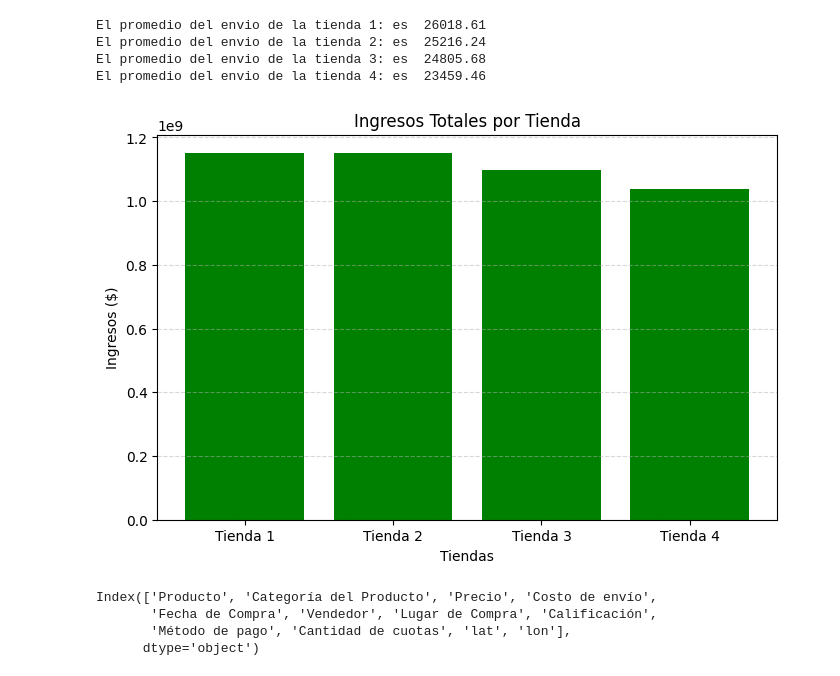
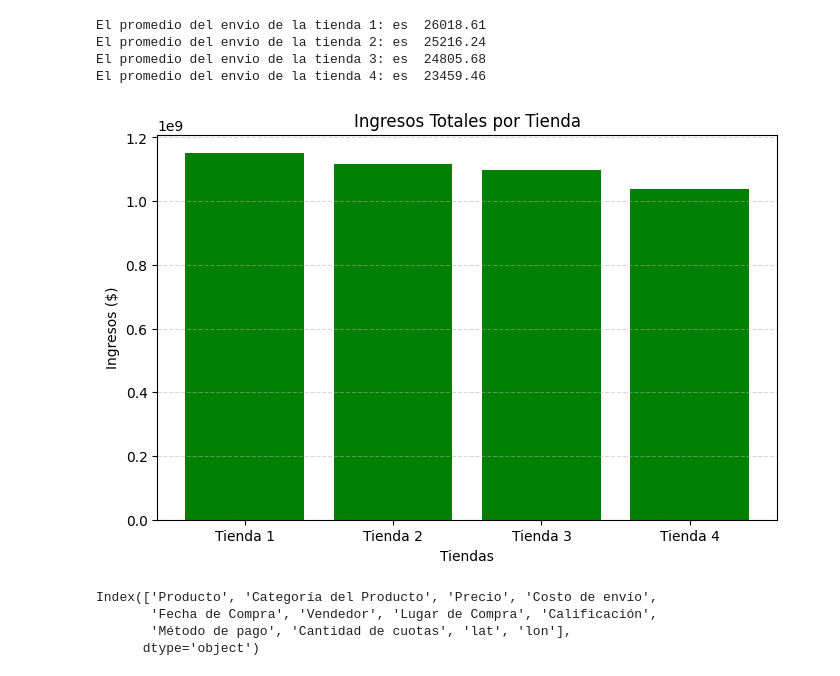
Before and after one commit to SaraviaMartin/challenge1-data-science-alura-store, a Jupyter notebook: AluraStoreLatam.ipynb, the cells around one changed output. Cells and saved outputs as stored; diff of their text form; code cells hidden in the pictures.

```diff
--- a/AluraStoreLatam.ipynb
+++ b/AluraStoreLatam.ipynb
@@ -197,20 +197,20 @@ El promedio del envio de la tienda 4: es  23459.46
 # %%
 import matplotlib.pyplot as plt
 
 # Datos de ingresos por tienda (ejemplo, reemplazá si los tenés en variables)
-ingresos = [ingreso_total_tienda, ingreso_total_tienda, ingreso_total_tienda3, ingreso_total_tienda4]
+ingresos = [ingreso_total_tienda, ingreso_total_tienda2, ingreso_total_tienda3, ingreso_total_tienda4]
 tiendas = ["Tienda 1", "Tienda 2", "Tienda 3", "Tienda 4"]
 
 # Gráfico
 plt.figure(figsize=(8,5))
 plt.bar(tiendas, ingresos, color="green")
 plt.title("Ingresos Totales por Tienda")
 plt.xlabel("Tiendas")
 plt.ylabel("Ingresos ($)")
 plt.grid(axis='y', linestyle='--', alpha=0.5)
 plt.show()
 # %% [output]
-[figure, old version]
+[figure, new version]
 # %%
 print(tienda.columns)
 # %% [output]
```
Also changed, not shown: parts of 1 cell of this notebook, 1 other file.
